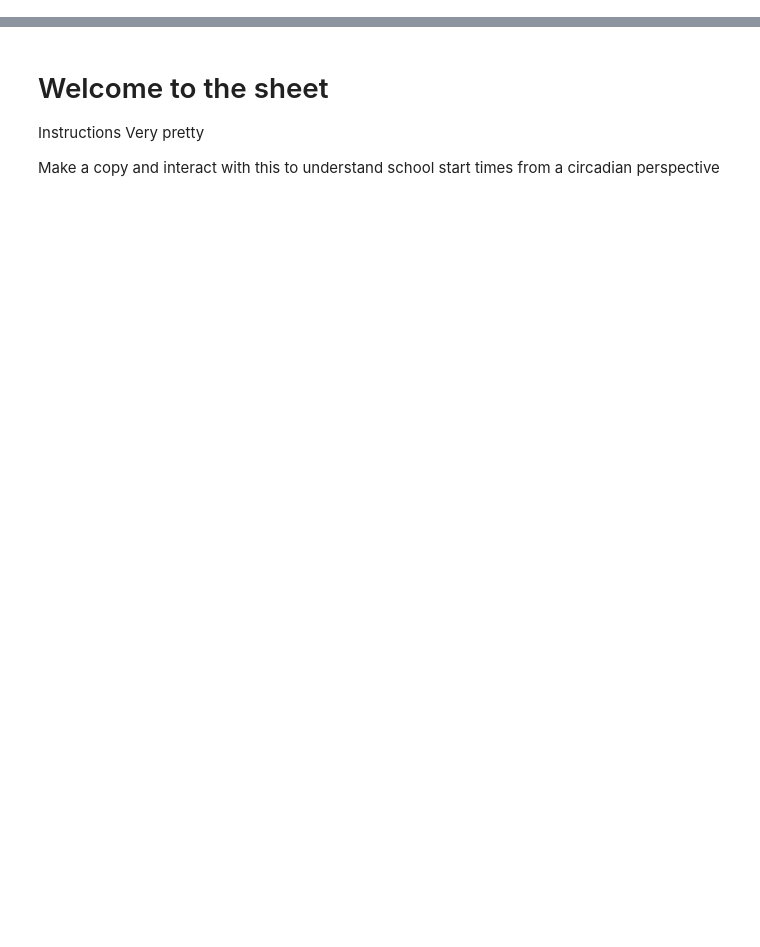
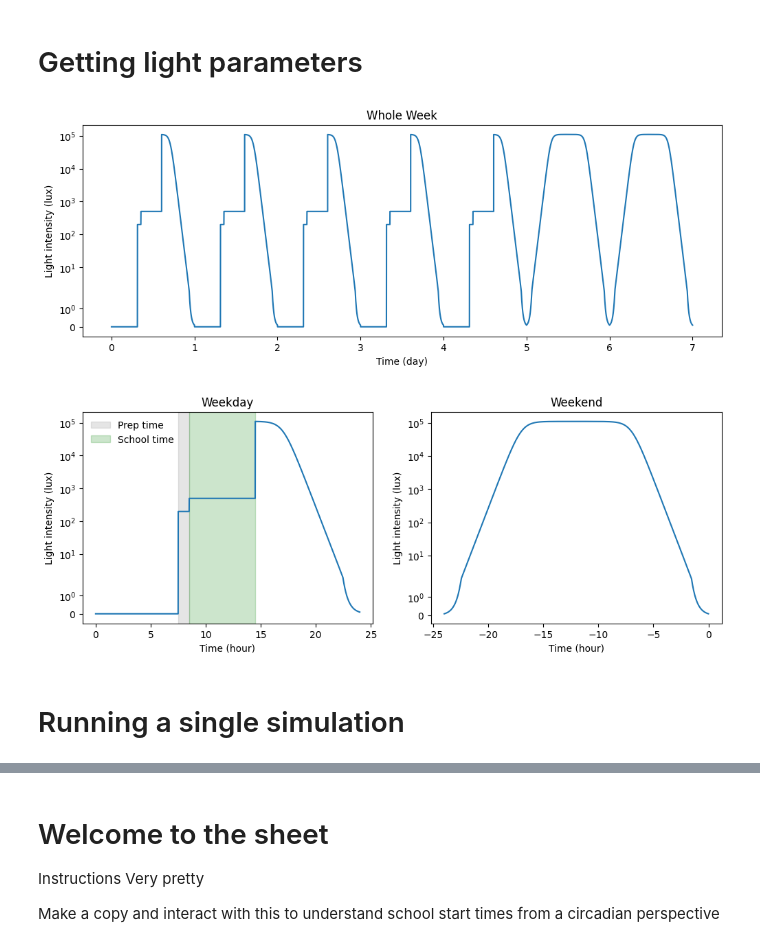
Before and after one commit to ftavella/when_should_school_start, a Jupyter notebook: When_Should_School_Start?.ipynb, the cells around one changed output, grey strips where cells are left out. Saved outputs shown, nothing was run; the diff lists cells and outputs as text; code cells hidden in the pictures; blank space fills up the shorter version.

```diff
--- a/When_Should_School_Start?.ipynb
+++ b/When_Should_School_Start?.ipynb
@@ -24,0 +202,62 @@ Successfully installed h3-4.2.2 timezonefinder-6.5.8
+# %% [markdown]
+# Getting light parameters
+# %%
+dt = 0.01 # hours
+weeks = 1
+school_start_time = 8.5
+school_duration = 6.0
+prep_time = 1.0
+location = "New York"
+datetime_value = datetime.strptime("2022-01-21 13:00:00", "%Y-%m-%d %H:%M:%S")
+dst_in_effect = datetime_value.dst()
+lux_params = get_outdoor_light_parameters(location, datetime_value, dst_in_effect)
+
+time = np.arange(0, 24*7*weeks, dt)
+
+light_schedule_parameters = {
+    'school_start_time': school_start_time,
+    'school_prep_duration': prep_time,
+    'school_duration': school_duration,
+    'outdoor_peak_lux': lux_params["direct_sunlight_lux"],
+    'outdoor_light_sunrise_time': lux_params["sunrise_hour"],
+    'outdoor_light_sunset_time': lux_params["sunset_hour"],
+}
+
+school_schedule = LightSchedule.School(**light_schedule_parameters)
+school_light = school_schedule(time)
+
+weekday_mask = (time >= 0) & (time < 24)
+wekkend_mask = (time >= 24*5) & (time < 24*6)
+
+whole_week_fig = plt.figure(figsize=(12, 4))
+whole_week_ax = whole_week_fig.add_subplot(111)
+whole_week_ax.plot(time / 24.0, school_light, label='School Light Schedule')
+whole_week_ax.set_yscale('symlog')
+whole_week_ax.set_xlabel('Time (day)')
+whole_week_ax.set_ylabel('Light intensity (lux)')
+whole_week_ax.set_title('Whole Week')
+
+fig, ax = plt.subplots(1, 2, figsize=(12, 4))
+ax[0].plot(time[weekday_mask], school_light[weekday_mask])
+ax[0].set_yscale('symlog')
+ax[0].set_xlabel('Time (hour)')
+ax[0].set_ylabel('Light intensity (lux)')
+ax[0].set_title('Weekday')
+ax[0].axvspan(school_start_time - prep_time, school_start_time, color='gray', alpha=0.2,
+              edgecolor=None, label='Prep time')
+ax[0].axvspan(school_start_time, school_start_time + school_duration, color='green', alpha=0.2,
+              edgecolor=None, label='School time')
+ax[0].legend(frameon=False)
+
+ax[1].plot(time[wekkend_mask] - 24 * 6, school_light[wekkend_mask], label='Weekend')
+ax[1].set_yscale('symlog')
+ax[1].set_xlabel('Time (hour)')
+ax[1].set_ylabel('Light intensity (lux)')
+ax[1].set_title('Weekend')
+
+plt.show()
+# %% [output]
+[figure, added]
+[figure, added]
+# %% [markdown]
+# Running a single simulation
```
Also changed, not shown: parts of 18 cells of this notebook, 7 other files.
